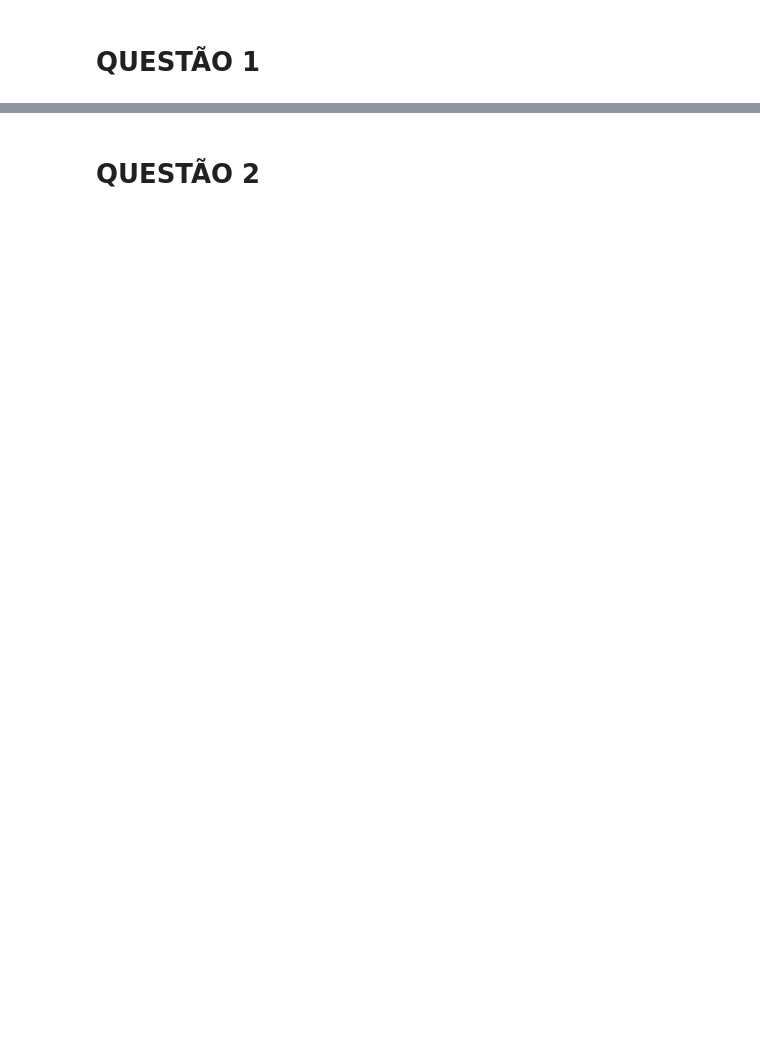
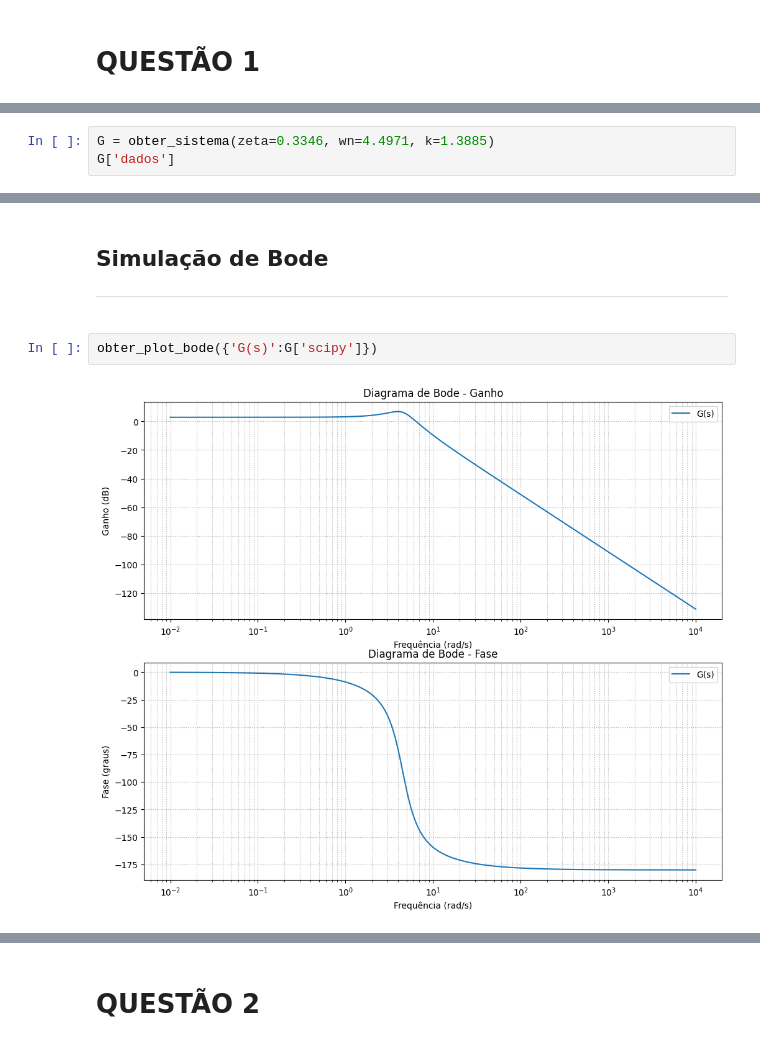
Before and after one commit to Batchuka/EoC-controle-automatico-IFES, a Jupyter notebook: RASCUNHO/P3.ipynb, the cells around one changed output, grey strips where cells are left out. Cells and saved outputs as stored; diff of their text form; blank space fills up the shorter version.

```diff
--- a/RASCUNHO/P3.ipynb
+++ b/RASCUNHO/P3.ipynb
@@ -238,0 +26,3 @@ plt.show()
+# %%
+G = obter_sistema(zeta=0.3346, wn=4.4971, k=1.3885)
+G['dados']
@@ -238,0 +40,6 @@ plt.show()
+# %% [markdown]
+## <font style='font-size: 20px;'> Simulação de Bode </font> <hr style='line: 2px solid;'>
+# %%
+obter_plot_bode({'G(s)':G['scipy']})
+# %% [output]
+[figure, added]
```
Also changed, not shown: parts of 121 cells of this notebook, 2 other files.
